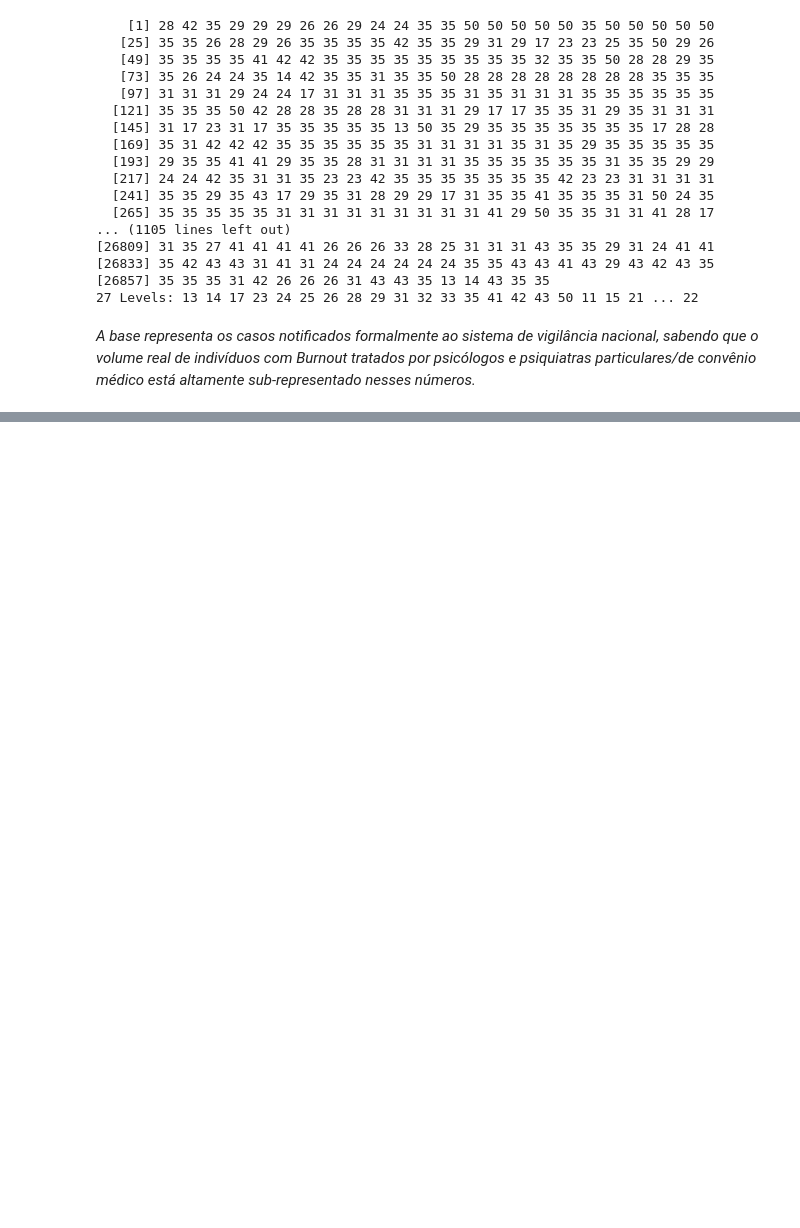
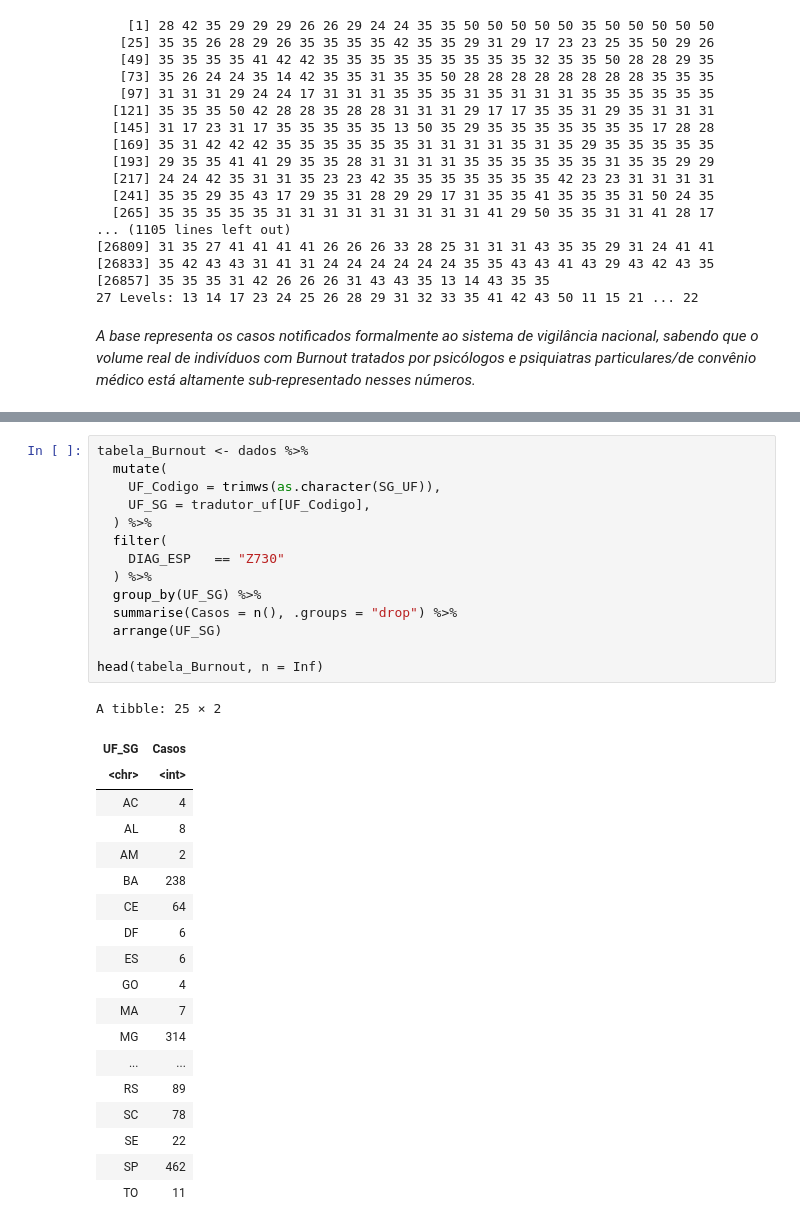
Before and after one commit to gabrielwai/Burnout-DataSUS, a Jupyter notebook: Burnout-DataSUS.ipynb, the cells around one changed output, grey strips where cells are left out. Drawn from its saved outputs; the diff is of its cells as text; blank space fills up the shorter version.

```diff
--- a/Burnout-DataSUS.ipynb
+++ b/Burnout-DataSUS.ipynb
@@ -179,0 +188,34 @@ _A base representa os casos notificados formalmente ao sistema de vigilância na
+# %%
+tabela_Burnout <- dados %>%
+  mutate(
+    UF_Codigo = trimws(as.character(SG_UF)),
+    UF_SG = tradutor_uf[UF_Codigo],
+  ) %>%
+  filter(
+    DIAG_ESP   == "Z730"
+  ) %>%
+  group_by(UF_SG) %>%
+  summarise(Casos = n(), .groups = "drop") %>%
+  arrange(UF_SG)
+
+head(tabela_Burnout, n = Inf)
+# %% [output]
+A tibble: 25 × 2
+| UF_SG | Casos |
+| <chr> | <int> |
+| AC | 4 |
+| AL | 8 |
+| AM | 2 |
+| BA | 238 |
+| CE | 64 |
+| DF | 6 |
+| ES | 6 |
+| GO | 4 |
+| MA | 7 |
+| MG | 314 |
+| ... | ... |
+| RS | 89 |
+| SC | 78 |
+| SE | 22 |
+| SP | 462 |
+| TO | 11 |
```
Also changed, not shown: parts of 5 cells of this notebook.
